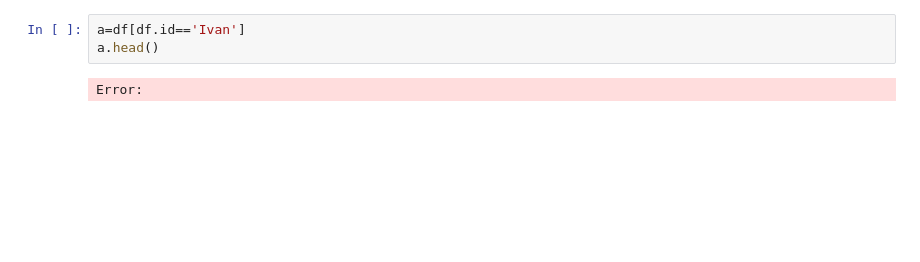
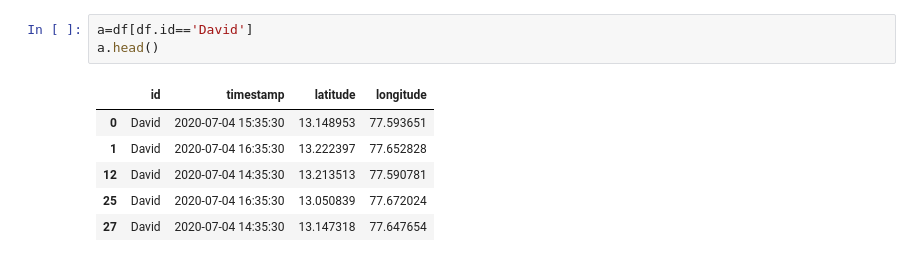
Before and after one commit to VijayaSireeshaMutthe/Contact-Tracing-Using-Machine-Learning-Project, a Jupyter notebook: contact _tracing.ipynb, the cells around one changed output. Drawn from its saved outputs; the diff is of its cells as text; blank space fills up the shorter version.

```diff
--- a/contact _tracing.ipynb
+++ b/contact _tracing.ipynb
@@ -41,8 +42,13 @@ Error:
 # %%
-a=df[df.id=='Ivan']
+a=df[df.id=='David']
 a.head()
 # %% [output]
-Error:
+|  | id | timestamp | latitude | longitude |
+| 0 | David | 2020-07-04 15:35:30 | 13.148953 | 77.593651 |
+| 1 | David | 2020-07-04 16:35:30 | 13.222397 | 77.652828 |
+| 12 | David | 2020-07-04 14:35:30 | 13.213513 | 77.590781 |
+| 25 | David | 2020-07-04 16:35:30 | 13.050839 | 77.672024 |
+| 27 | David | 2020-07-04 14:35:30 | 13.147318 | 77.647654 |
 # %%
 def generateBaseMap(default_location, default_zoom_start=12):
     base_map = folium.Map(location=default_location, control_scale=True, zoom_start=default_zoom_start)
```
Also changed, not shown: parts of 19 cells of this notebook.
